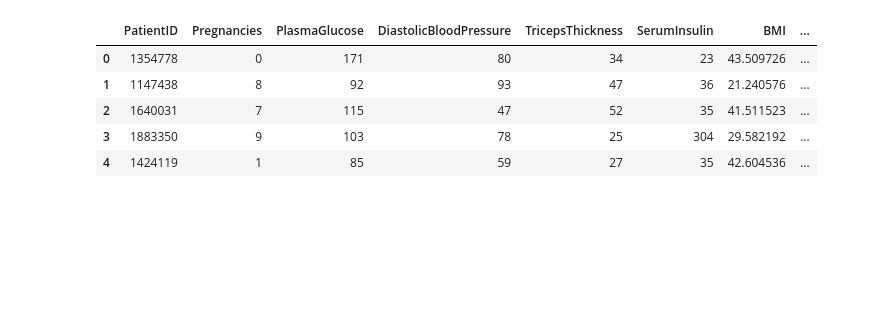
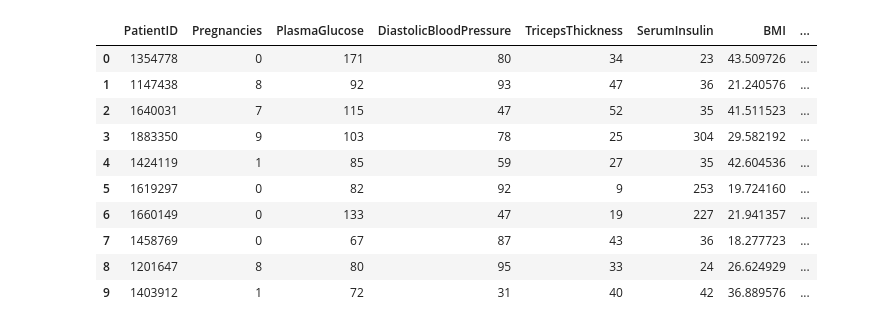
Before and after one commit to bouchetjl/deepLearning, a Jupyter notebook: DiabetesLab1/analyseDataset.ipynb, the cells around one changed output. Drawn from its saved outputs; the diff is of its cells as text; code cells hidden in the pictures; blank space fills up the shorter version.

Commit message:
analyse du dataset

```diff
--- a/DiabetesLab1/analyseDataset.ipynb
+++ b/DiabetesLab1/analyseDataset.ipynb
@@ -1,15 +1,24 @@
 # %%
 import csv
 import pandas as pd
 import numpy as np
+import matplotlib.pyplot as plt
+import seaborn as sns
+import warnings
+warnings.filterwarnings('once')
 
 dataset_diabetes = pd.read_csv('diabetes.csv')
 
-dataset_diabetes.head()
+dataset_diabetes.head(10)
 # %% [output]
 |  | PatientID | Pregnancies | PlasmaGlucose | DiastolicBloodPressure | TricepsThickness | SerumInsulin | BMI | ... |
 | 0 | 1354778 | 0 | 171 | 80 | 34 | 23 | 43.509726 | ... |
 | 1 | 1147438 | 8 | 92 | 93 | 47 | 36 | 21.240576 | ... |
 | 2 | 1640031 | 7 | 115 | 47 | 52 | 35 | 41.511523 | ... |
 | 3 | 1883350 | 9 | 103 | 78 | 25 | 304 | 29.582192 | ... |
 | 4 | 1424119 | 1 | 85 | 59 | 27 | 35 | 42.604536 | ... |
+| 5 | 1619297 | 0 | 82 | 92 | 9 | 253 | 19.724160 | ... |
+| 6 | 1660149 | 0 | 133 | 47 | 19 | 227 | 21.941357 | ... |
+| 7 | 1458769 | 0 | 67 | 87 | 43 | 36 | 18.277723 | ... |
+| 8 | 1201647 | 8 | 80 | 95 | 33 | 24 | 26.624929 | ... |
+| 9 | 1403912 | 1 | 72 | 31 | 40 | 42 | 36.889576 | ... |
```
Also changed, not shown: parts of 4 cells of this notebook.
